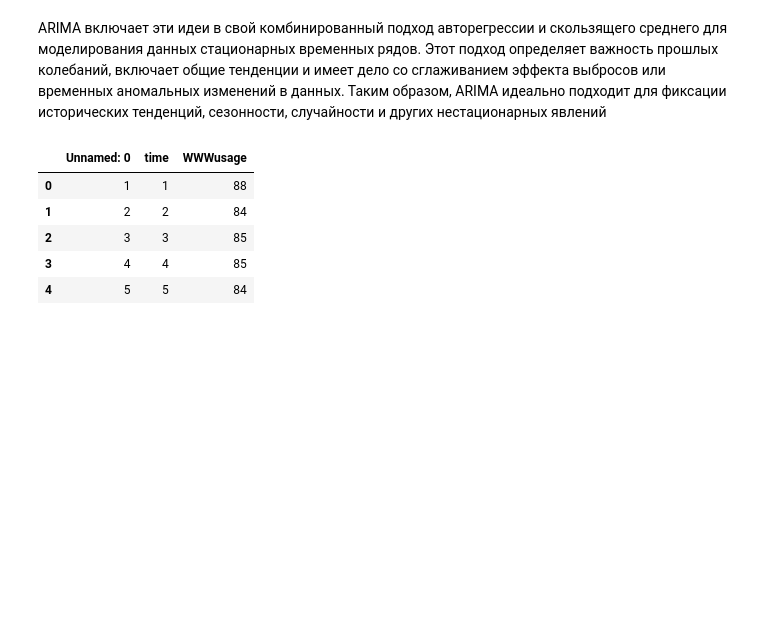
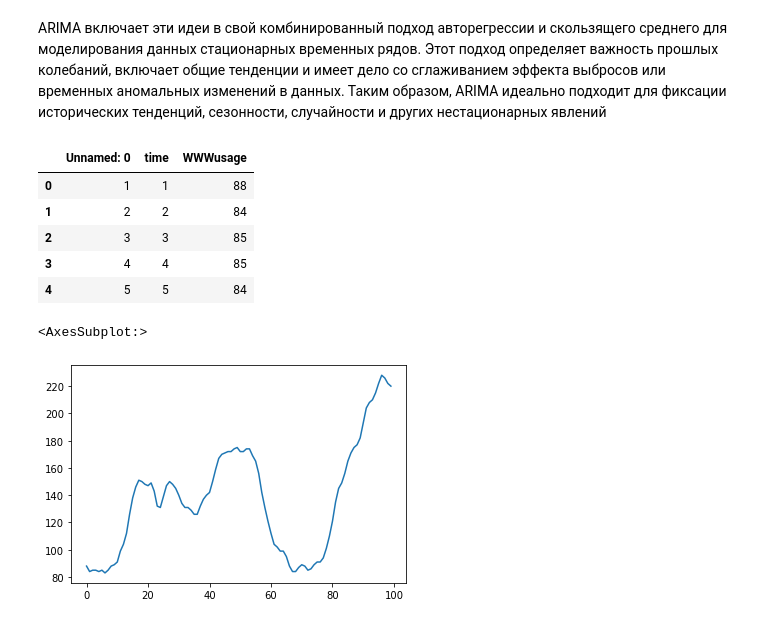
Before and after one commit to Yakushev2022/Time-series, a Jupyter notebook: Models/ARIMA/lean_ARIMA.ipynb, the cells around one changed output. Drawn from its saved outputs; the diff is of its cells as text; code cells hidden in the pictures; blank space fills up the shorter version.

```diff
--- a/Models/ARIMA/lean_ARIMA.ipynb
+++ b/Models/ARIMA/lean_ARIMA.ipynb
@@ -23,3 +23,8 @@ df.head()
 # %%
 df = df.drop('Unnamed: 0', axis=1)
 df.rename(columns = {'WWWusage':'value'}, inplace=True)
+# %%
+df.value.plot()
+# %% [output]
+<AxesSubplot:>
+[figure, added]
```
Also changed, not shown: parts of 7 cells of this notebook.
